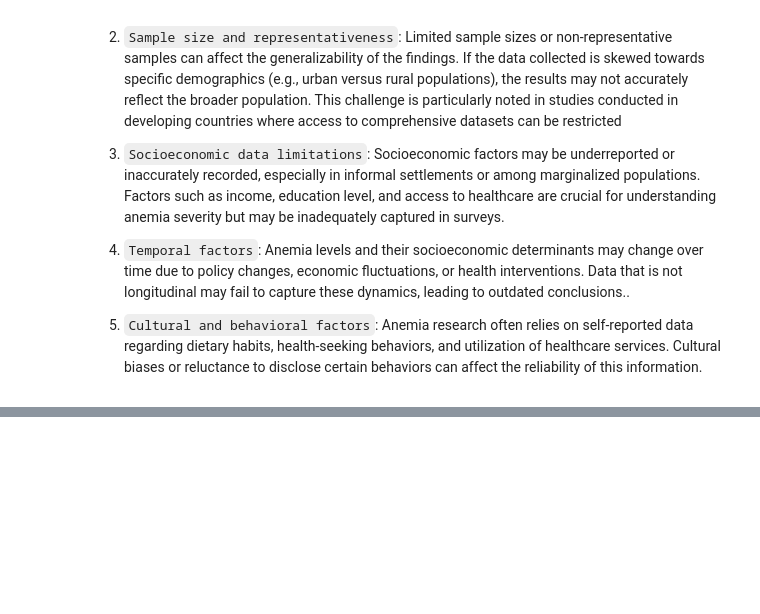
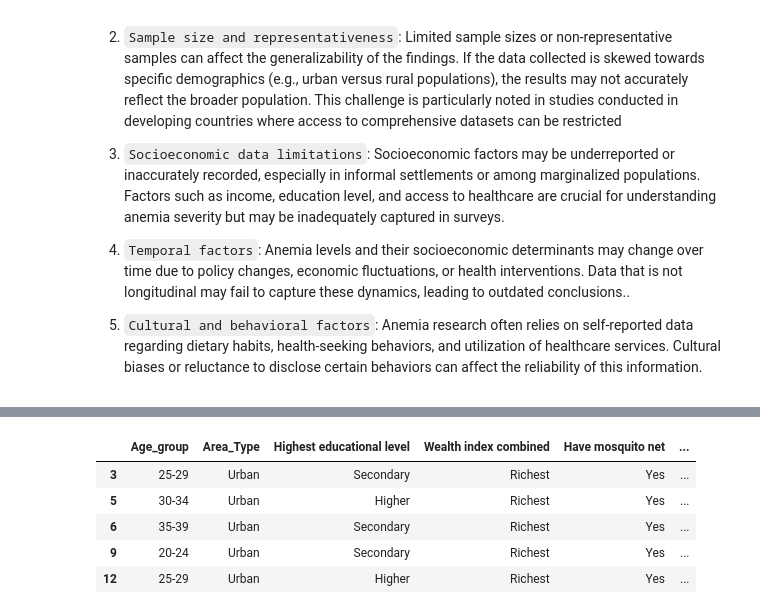
Before and after one commit to ruth-kitasi/Anemia-Level-Prediction-in-Children, a Jupyter notebook: Index.ipynb, the cells around one changed output, grey strips where cells are left out. Cells and saved outputs as stored; diff of their text form; code cells hidden in the pictures; blank space fills up the shorter version.

```diff
--- a/Index.ipynb
+++ b/Index.ipynb
@@ -219,0 +383,3 @@ Index(['Age in 5-year groups', 'Type of place of residence',
+# %%
+# Dropping unnecessary columns safely
+categorical_cols = categorical_cols.loc[:, ~categorical_cols.columns.isin(['When child put to breast', 'Anemia level'])]
@@ -219,0 +401,10 @@ Index(['Age in 5-year groups', 'Type of place of residence',
+# %%
+# Defining the columns to fill with 'unknown'
+columns_to_fill = [
+    'Taking iron pills, sprinkles or syrup',
+    'Had fever in last two weeks',
+    'Currently residing with husband/partner'
+]
+
+# Filling empty cells with 'unknown'
+categorical_cols[columns_to_fill] = categorical_cols[columns_to_fill].fillna('unknown')
@@ -219,0 +429,7 @@ Index(['Age in 5-year groups', 'Type of place of residence',
+# %%
+#dropping empty values of Hemoglobin level adjusted for altitude (g/dl - 1 decimal) column
+categorical_cols= categorical_cols.dropna()
+
+
+# checking to confirm that my numerical_cols dataset has no missing values
+categorical_cols.isnull().sum()
@@ -219,0 +460,15 @@ Index(['Age in 5-year groups', 'Type of place of residence',
+# %%
+#renaming columns to improve clarity
+categorical_cols.rename(columns={'Have mosquito bed net for sleeping (from household questionnaire)':'Have mosquito net',
+                                 'Currently residing with husband/partner':'Residing with spouse','Type of place of residence':'Area_Type',
+                                 'Taking iron pills, sprinkles or syrup':'Taking_meds','Anemia level.1':'Anemia level','Age in 5-year groups':'Age_group'}, inplace=True)
+
+# Display the updated DataFrame
+categorical_cols.head()
+# %% [output]
+|  | Age_group | Area_Type | Highest educational level | Wealth index combined | Have mosquito net | ... |
+| 3 | 25-29 | Urban | Secondary | Richest | Yes | ... |
+| 5 | 30-34 | Urban | Higher | Richest | Yes | ... |
+| 6 | 35-39 | Urban | Secondary | Richest | Yes | ... |
+| 9 | 20-24 | Urban | Secondary | Richest | Yes | ... |
+| 12 | 25-29 | Urban | Higher | Richest | Yes | ... |
```
Also changed, not shown: parts of 61 cells of this notebook, 2 other files.
